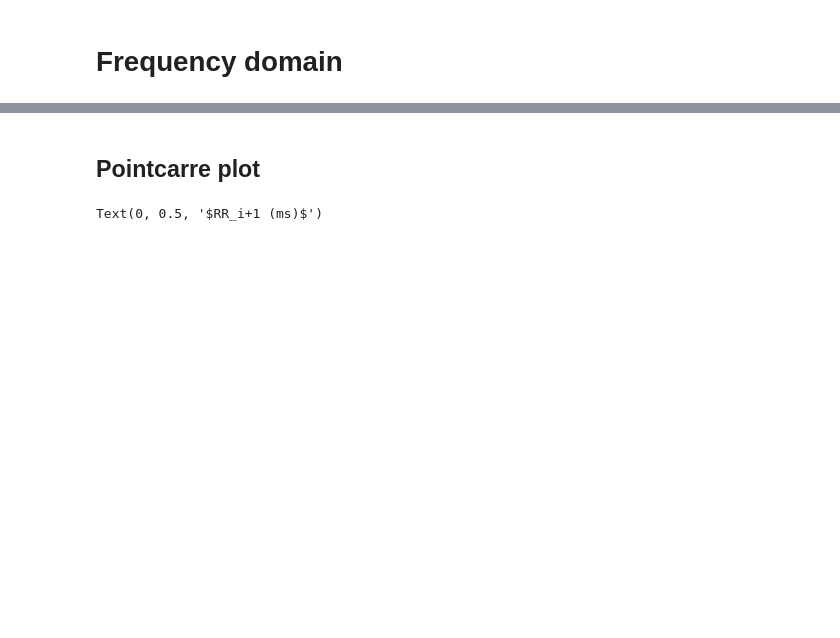
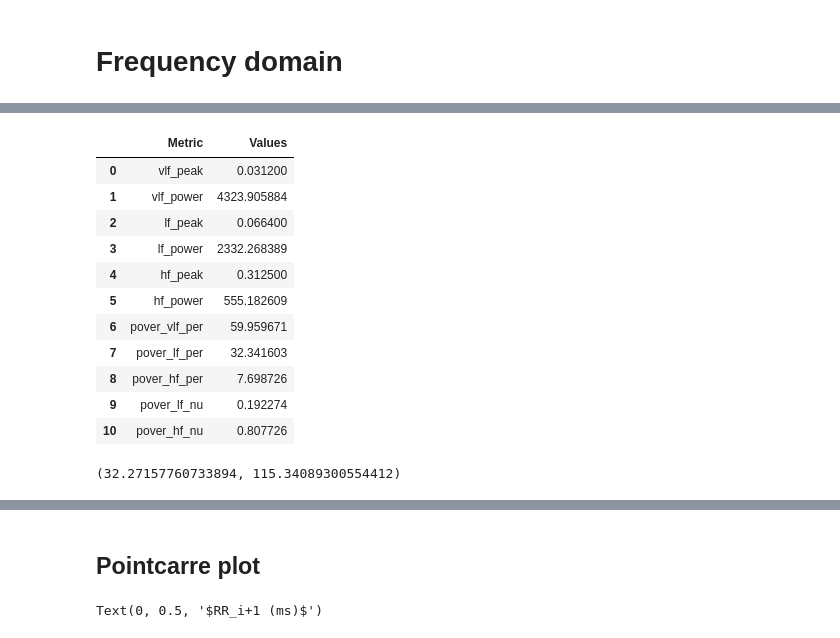
Before and after one commit to embodied-computation-group/systole, a Jupyter notebook: notebooks/HRV.ipynb, the cells around one changed output, grey strips where cells are left out. Cells and saved outputs as stored; diff of their text form; code cells hidden in the pictures; blank space fills up the shorter version.

```diff
--- a/notebooks/HRV.ipynb
+++ b/notebooks/HRV.ipynb
@@ -51,0 +82,56 @@ nperseg = 666666 is greater than input length  = 215402, using nperseg = 215402
+# %%
+freq_res = freq[1] - freq[0]
+
+stats = pd.DataFrame([])
+for band in fbands:
+    this_psd = psd[(freq >= fbands[band][1][0]) & (freq < fbands[band][1][1])]
+    this_freq = freq[(freq >= fbands[band][1][0]) & (freq < fbands[band][1][1])]
+
+    # Peaks (Hz)
+    peak = round(this_freq[np.argmax(this_psd)], 4)
+    stats = stats.append({'Values': peak, 'Metric': band+'_peak'}, ignore_index=True)
+
+    # Power (ms**2)
+    power = np.trapz(x=this_freq, y=this_psd) * 1000000
+    stats = stats.append({'Values': power, 'Metric': band+'_power'}, ignore_index=True)
+
+hf = stats.Values[stats.Metric == 'hf_power'].values[0]
+lf = stats.Values[stats.Metric == 'lf_power'].values[0]
+vlf = stats.Values[stats.Metric == 'vlf_power'].values[0]
+
+# Power (%)
+power_per_vlf = vlf/(vlf+lf+hf)*100
+power_per_lf = lf/(vlf+lf+hf)*100
+power_per_hf = hf/(vlf+lf+hf)*100
+
+# Power (n.u.)
+power_nu_hf = hf/(hf + lf)
+power_nu_lf = lf/(hf + lf)
+
+values = [power_per_vlf, power_per_lf, power_per_hf, power_nu_hf, power_nu_lf]
+metrics = ['pover_vlf_per', 'pover_lf_per', 'pover_hf_per', 'pover_lf_nu', 'pover_hf_nu']
+
+stats = stats.append(pd.DataFrame({'Values': values, 'Metric': metrics}), ignore_index=True, sort=False)
+
+stats
+# %% [output]
+|  | Metric | Values |
+| 0 | vlf_peak | 0.031200 |
+| 1 | vlf_power | 4323.905884 |
+| 2 | lf_peak | 0.066400 |
+| 3 | lf_power | 2332.268389 |
+| 4 | hf_peak | 0.312500 |
+| 5 | hf_power | 555.182609 |
+| 6 | pover_vlf_per | 59.959671 |
+| 7 | pover_lf_per | 32.341603 |
+| 8 | pover_hf_per | 7.698726 |
+| 9 | pover_lf_nu | 0.192274 |
+| 10 | pover_hf_nu | 0.807726 |
+# %%
+diff_rri = np.diff(df.rr.values)
+sd1 = np.sqrt(np.std(diff_rri, ddof=1) ** 2 * 0.5)
+sd2 = np.sqrt(2 * np.std(df.rr.values, ddof=1) ** 2 - 0.5 * np.std(diff_rri,
+                                                          ddof=1) ** 2)
+sd1, sd2
+# %% [output]
+(32.27157760733894, 115.34089300554412)
```
Also changed, not shown: parts of 7 cells of this notebook, 7 other files.
